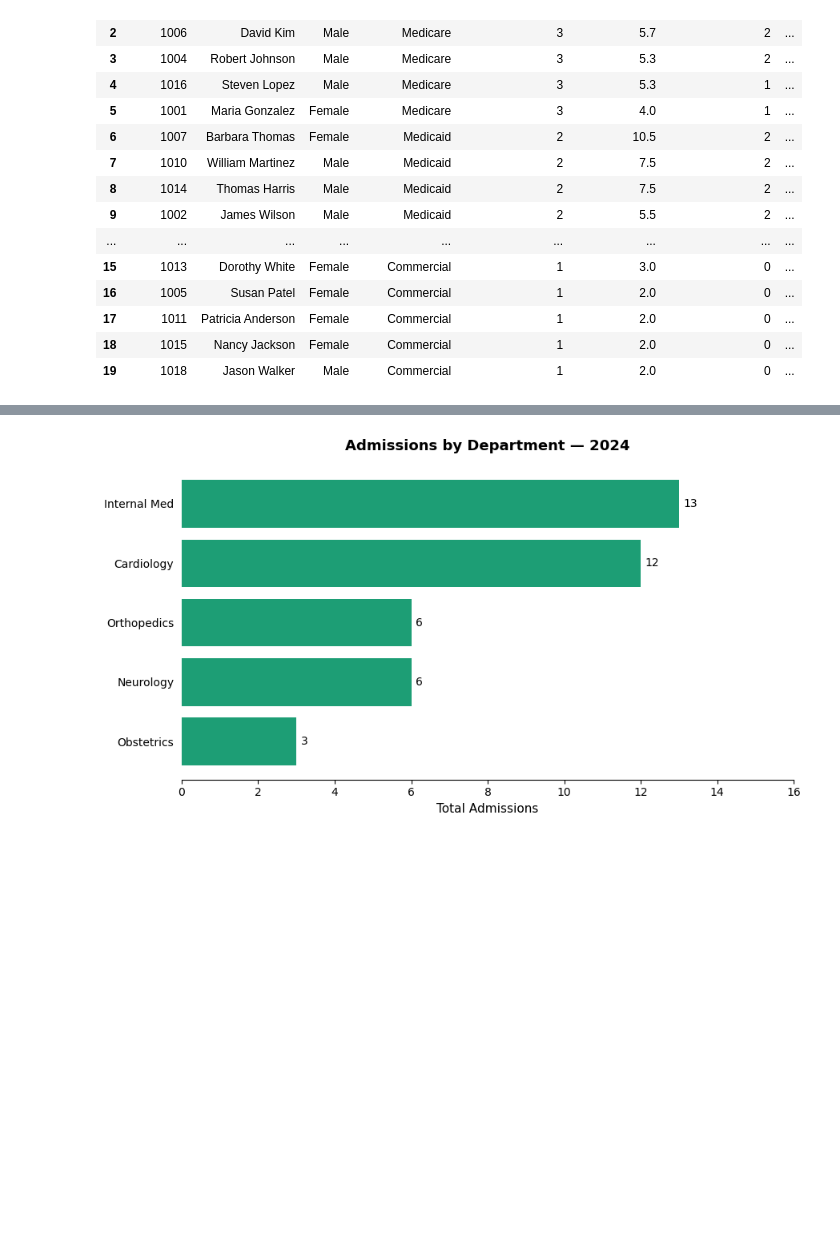
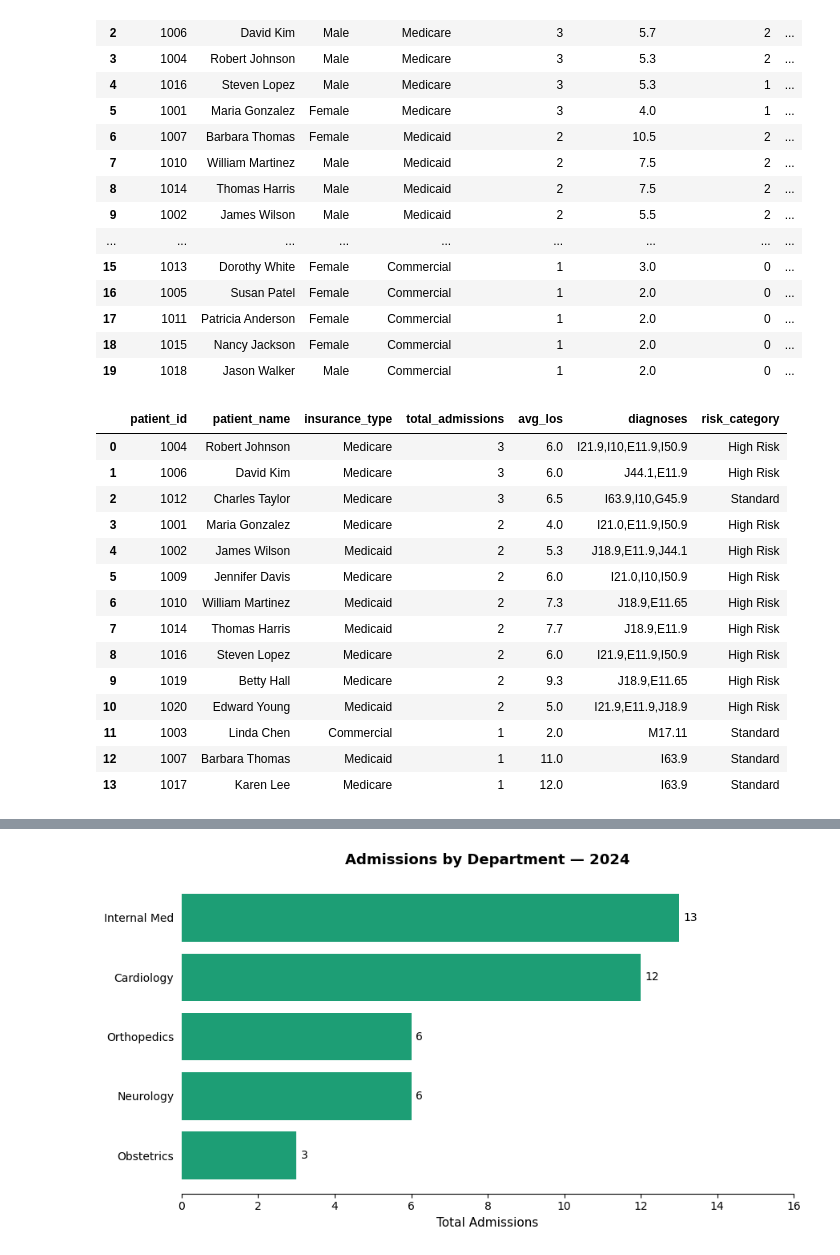
Before and after one commit to swarnalekhya/healthcare-sql-project, a Jupyter notebook: healthcare_analytics.ipynb, the cells around one changed output, grey strips where cells are left out. Saved outputs shown, nothing was run; the diff lists cells and outputs as text; code cells hidden in the pictures; blank space fills up the shorter version.

```diff
--- a/healthcare_analytics.ipynb
+++ b/healthcare_analytics.ipynb
@@ -555,3 +555,50 @@ run("""
 | 17 | 1011 | Patricia Anderson | Female | Commercial | 1 | 2.0 | 0 | ... |
 | 18 | 1015 | Nancy Jackson | Female | Commercial | 1 | 2.0 | 0 | ... |
 | 19 | 1018 | Jason Walker | Male | Commercial | 1 | 2.0 | 0 | ... |
+# %%
+# ============================================================
+# QUERY 11 — High-Risk Patient Flagging (Multi-Factor Risk Score)
+# Concept: CASE WHEN with multiple conditions + GROUP_CONCAT
+# ============================================================
+
+run("""
+    SELECT
+        p.patient_id,
+        p.first_name || ' ' || p.last_name             AS patient_name,
+        p.insurance_type,
+        COUNT(DISTINCT a.admission_id)                  AS total_admissions,
+        ROUND(AVG(
+            JULIANDAY(a.discharge_date) - JULIANDAY(a.admission_date)
+        ), 1)                                           AS avg_los,
+        GROUP_CONCAT(DISTINCT d.icd_code)               AS diagnoses,
+        CASE
+            WHEN COUNT(DISTINCT a.admission_id) > 1
+             AND MAX(CASE
+                    WHEN d.icd_code IN ('I50.9','J44.1','J18.9','I21.0','I21.9')
+                    THEN 1 ELSE 0
+                 END) = 1
+            THEN 'High Risk'
+            ELSE 'Standard'
+        END                                             AS risk_category
+    FROM patients p
+    JOIN admissions a ON p.patient_id = a.patient_id
+    JOIN diagnoses d  ON a.admission_id = d.admission_id
+    GROUP BY p.patient_id, p.first_name, p.last_name, p.insurance_type
+    ORDER BY total_admissions DESC
+""")
+# %% [output]
+|  | patient_id | patient_name | insurance_type | total_admissions | avg_los | diagnoses | risk_category |
+| 0 | 1004 | Robert Johnson | Medicare | 3 | 6.0 | I21.9,I10,E11.9,I50.9 | High Risk |
+| 1 | 1006 | David Kim | Medicare | 3 | 6.0 | J44.1,E11.9 | High Risk |
+| 2 | 1012 | Charles Taylor | Medicare | 3 | 6.5 | I63.9,I10,G45.9 | Standard |
+| 3 | 1001 | Maria Gonzalez | Medicare | 2 | 4.0 | I21.0,E11.9,I50.9 | High Risk |
+| 4 | 1002 | James Wilson | Medicaid | 2 | 5.3 | J18.9,E11.9,J44.1 | High Risk |
+| 5 | 1009 | Jennifer Davis | Medicare | 2 | 6.0 | I21.0,I10,I50.9 | High Risk |
+| 6 | 1010 | William Martinez | Medicaid | 2 | 7.3 | J18.9,E11.65 | High Risk |
+| 7 | 1014 | Thomas Harris | Medicaid | 2 | 7.7 | J18.9,E11.9 | High Risk |
+| 8 | 1016 | Steven Lopez | Medicare | 2 | 6.0 | I21.9,E11.9,I50.9 | High Risk |
+| 9 | 1019 | Betty Hall | Medicare | 2 | 9.3 | J18.9,E11.65 | High Risk |
+| 10 | 1020 | Edward Young | Medicaid | 2 | 5.0 | I21.9,E11.9,J18.9 | High Risk |
+| 11 | 1003 | Linda Chen | Commercial | 1 | 2.0 | M17.11 | Standard |
+| 12 | 1007 | Barbara Thomas | Medicaid | 1 | 11.0 | I63.9 | Standard |
+| 13 | 1017 | Karen Lee | Medicare | 1 | 12.0 | I63.9 | Standard |
```
Also changed, not shown: parts of 7 cells of this notebook.
